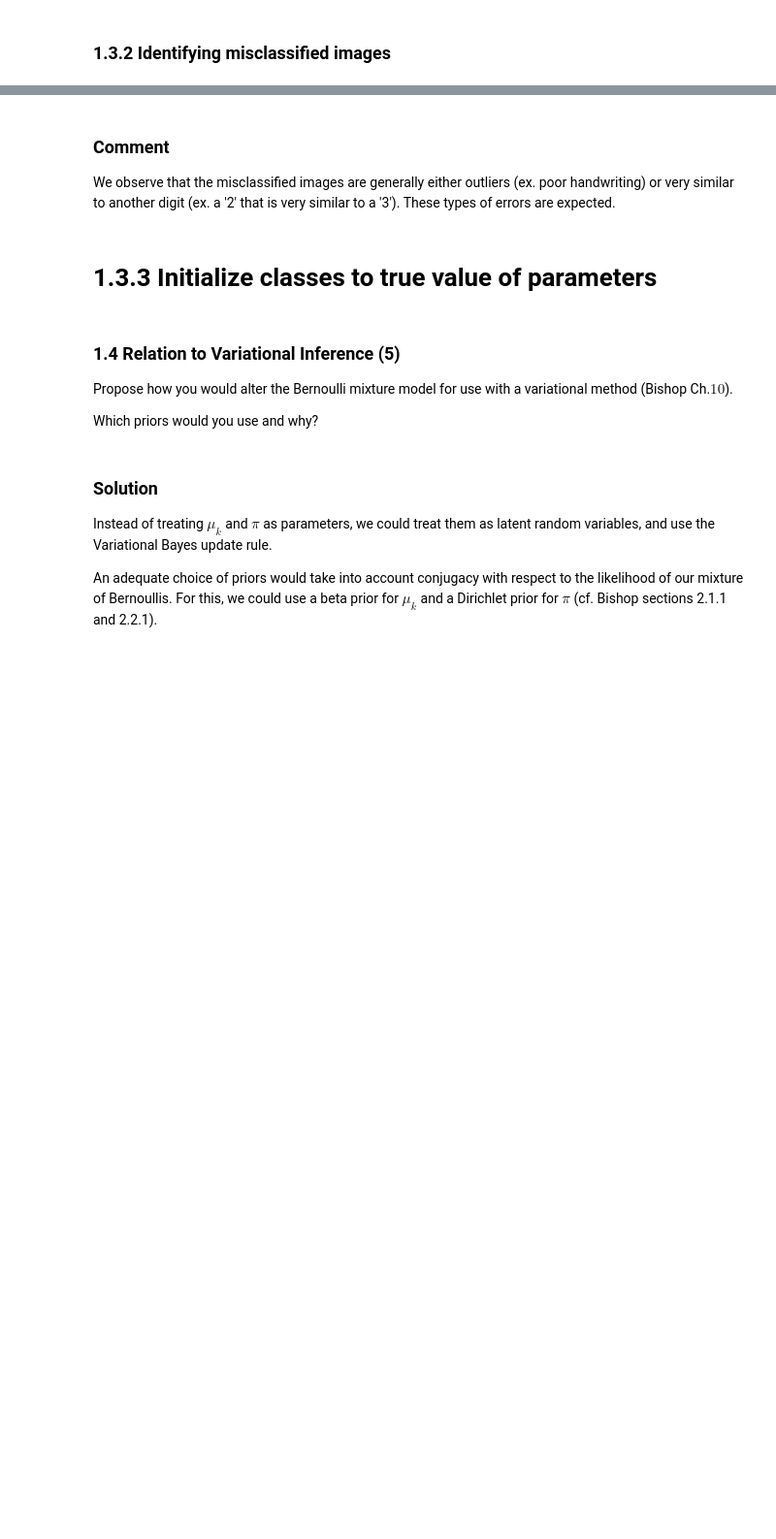
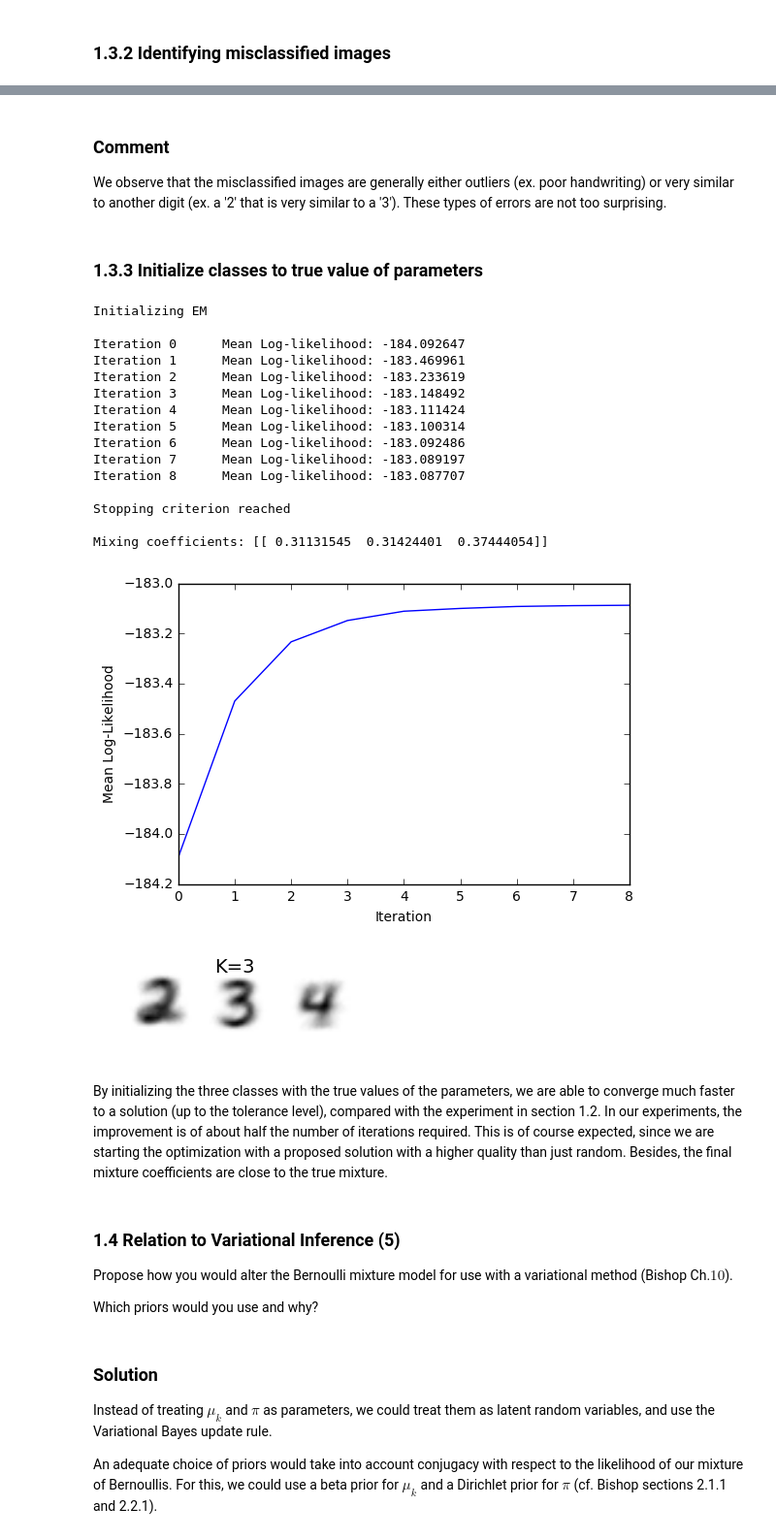
Before and after one commit to danakianfar/machine_learning_2_labs, a Jupyter notebook: lab3/Lab3.ipynb, the cells around one changed output, grey strips where cells are left out. Shown at 97% size. Saved outputs shown, nothing was run; the diff lists cells and outputs as text; code cells hidden in the pictures; blank space fills up the shorter version.

```diff
--- a/lab3/Lab3.ipynb
+++ b/lab3/Lab3.ipynb
@@ -277,6 +293,6 @@ Miclassified Image
 # %% [markdown]
 ### Comment
 
-We observe that the misclassified images are generally either outliers (ex. poor handwriting) or very similar to another digit (ex. a '2' that is very similar to a '3'). These types of errors are expected.
+We observe that the misclassified images are generally either outliers (ex. poor handwriting) or very similar to another digit (ex. a '2' that is very similar to a '3'). These types of errors are not too surprising.
 # %% [markdown]
-# 1.3.3 Initialize classes to true value of parameters
+### 1.3.3 Initialize classes to true value of parameters
@@ -285,3 +299,26 @@ We observe that the misclassified images are generally either outliers (ex. poor
+# %%
+mu, gamma, pi, ll = EM(data,  K = 3, max_iter = 200, true_labels = true_labels, verbose=True)
+viz_reconstruction(mu, K)
+# %% [output]
+Initializing EM
+
+Iteration 0      Mean Log-likelihood: -184.092647
+Iteration 1      Mean Log-likelihood: -183.469961
+Iteration 2      Mean Log-likelihood: -183.233619
+Iteration 3      Mean Log-likelihood: -183.148492
+Iteration 4      Mean Log-likelihood: -183.111424
+Iteration 5      Mean Log-likelihood: -183.100314
+Iteration 6      Mean Log-likelihood: -183.092486
+Iteration 7      Mean Log-likelihood: -183.089197
+Iteration 8      Mean Log-likelihood: -183.087707
+
+Stopping criterion reached
+
+Mixing coefficients: [[ 0.31131545  0.31424401  0.37444054]]
+[figure, added]
+[figure, added]
+# %% [markdown]
+By initializing the three classes with the true values of the parameters, we are able to converge much faster to a solution (up to the tolerance level), compared with the experiment in section 1.2. In our experiments, the improvement is of about half the number of iterations required. This is of course expected, since we are starting the optimization with a proposed solution with a higher quality than just random. Besides, the final mixture coefficients are close to the true mixture.
 # %% [markdown]
 ### 1.4 Relation to Variational Inference (5)
 Propose how you would alter the Bernoulli mixture model for use with a variational method (Bishop Ch.$10$).
```
Also changed, not shown: parts of 11 cells of this notebook.
